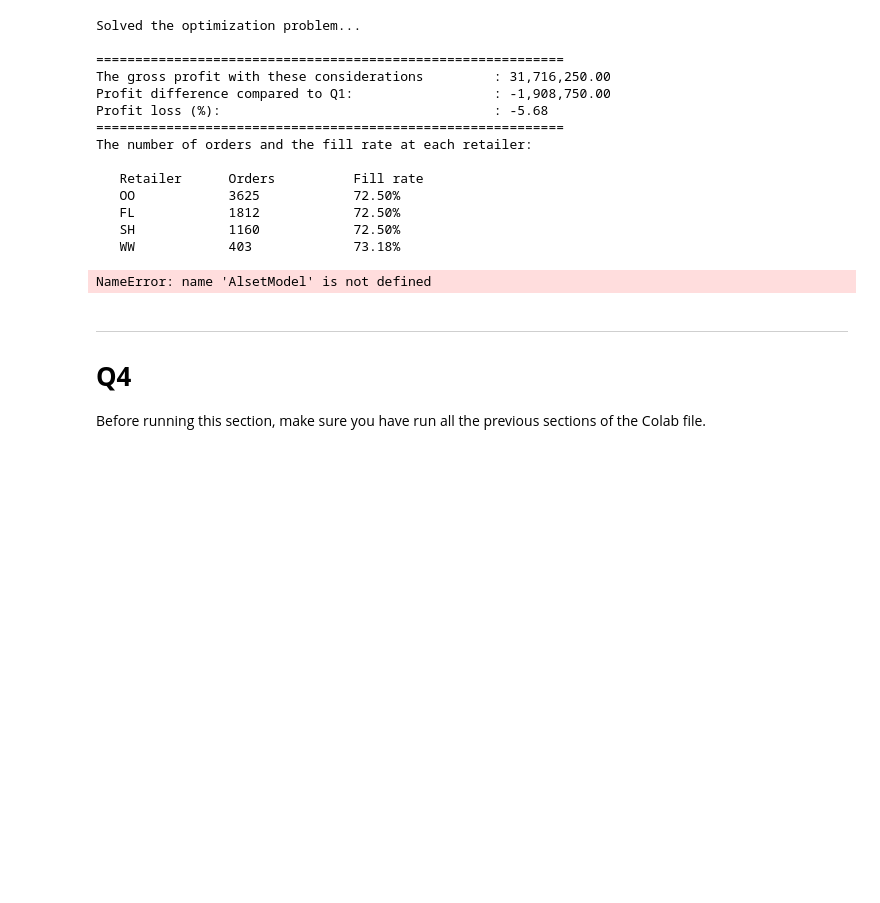
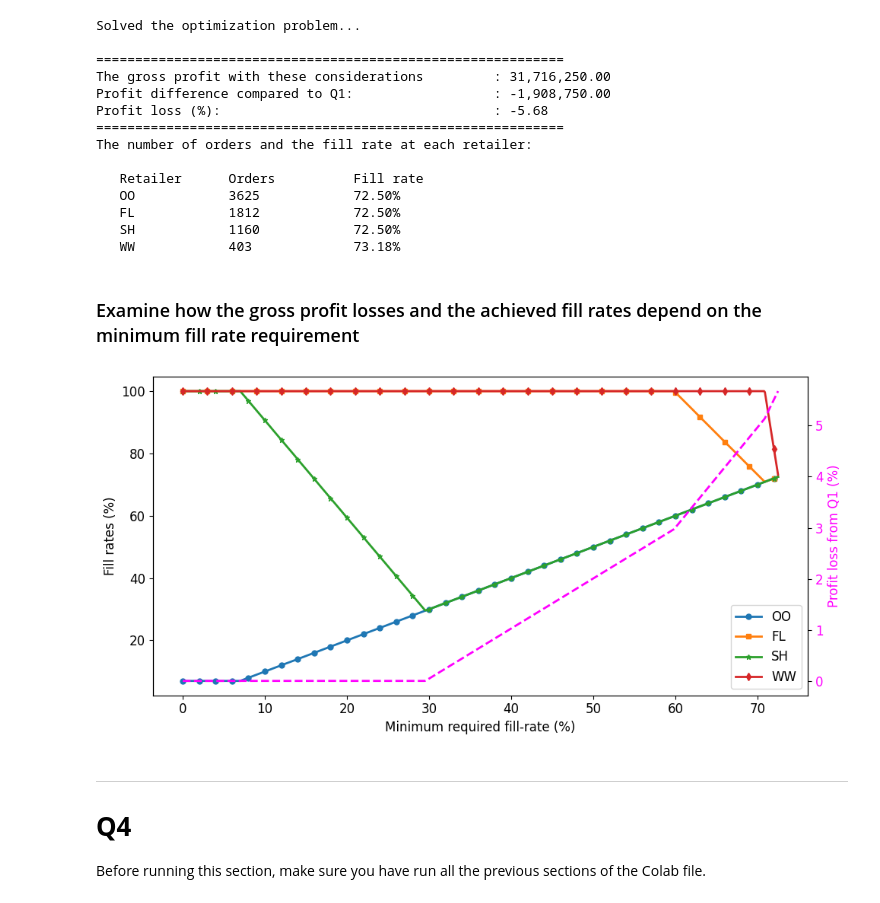
Before and after one commit to dan-a-iancu/OIT248, a Jupyter notebook: Prosche_Motors/Prosche_Motors_solution.ipynb, the cells around one changed output. Cells and saved outputs as stored; diff of their text form; code cells hidden in the pictures; blank space fills up the shorter version.

```diff
--- a/Prosche_Motors/Prosche_Motors_solution.ipynb
+++ b/Prosche_Motors/Prosche_Motors_solution.ipynb
@@ -727,5 +739,5 @@ where $f$ is the minimum required fill-rate (a value between 0 and 1).
 # %%
-#@title Solve a single problem instance with a minimum fill rate requirement
+# Solve a single problem instance with a minimum fill rate requirement
 #@markdown Select the desired minimum fill rate (as a percentage)
 min_fill_rate = 72.5 #@param {type:"number"}
 min_fill_rate = min_fill_rate/100
@@ -738,7 +750,8 @@ model, factoriesToCenters, centersToRetailers, gross_profit, constr = \
 fill_rate_constraint = {}  # store the fill rate constraints in a dictionary, to make it easy to recall them
 for r in retailers :
     fill_rate_constraint[r] = \
-    model.addConstr( quicksum(centersToRetailers[c,r] for c in centers) / retailersDF["Pre-orders"][r] >= min_fill_rate)
+    model.addConstr( quicksum(centersToRetailers[c,r] for c in centers) \
+                    / retailersDF.loc[r,"Pre-orders"] >= min_fill_rate)
 
 # Solve the new model
 #@markdown Select whether to run the [Gurobi](https://www.gurobi.com/) optimization algorithms silently (no output details)
@@ -775,9 +788,12 @@ The number of orders and the fill rate at each retailer:
    FL            1812            72.50%
    SH            1160            72.50%
    WW            403             73.18%
+# %% [markdown]
+### Examine how the gross profit losses and the achieved fill rates depend on the minimum fill rate requirement
 # %%
-#@title Examine how the gross profit losses and the achieved fill rates depend on the minimum fill rate requirement
-fill_rate_vals = list(np.arange(0,72.6,0.1))      # set up values for the fill rate (in percentage terms)
+#@markdown Have a look at how the calculations are done
+# set up values for the fill rate (in percentage terms)
+fill_rate_vals = list(np.arange(0,72.6,0.1))
 
 # the objective values and the loss compared to Q1
 objValues = [0]*len(fill_rate_vals)
@@ -793,13 +809,16 @@ for i in range(len(fill_rate_vals)):
     for r in retailers :
         fill_rate_constraint[r].setAttr('rhs', fill_rate_vals[i]/100)
 
-    AlsetModel.optimize()
-    objValues[i] = AlsetModel.objVal
+    model.optimize()
+    objValues[i] = model.objVal
     loss_Q1[i] = (1.0 - objValues[i]/gross_profit_Q1)*100
     for r in retailers:
-        individual_fillrates[r][i] = (sum(centersToRetailers[c,r].X for c in centers) / retailersDF["Pre-orders"][r])*100
+        individual_fillrates[r][i] = \
+         (sum(centersToRetailers[c,r].X for c in centers) \
+          / retailersDF["Pre-orders"][r])*100
 
-#@markdown Do a single plot for everything
+#@markdown We do not expect you to be able to replicate the code below!
+# Do a single plot for everything
 #fontsize = 30
 #fig, ax1 = plt.subplots(figsize=(15,8))
 #markersize = 10
@@ -811,34 +830,34 @@ linewidth = 2
 
 color1 = 'black'
 
 # plot only a few markers for each plot (that way one can disambiguate)
 markevery = [20, 30, 20, 30]
 markers = ['o', 's', '*', 'd']
 
 for i in range(len(retailers)):
     plt.plot(fill_rate_vals, individual_fillrates[retailers[i]], linestyle='solid', \
              linewidth=linewidth,\
              marker=markers[i], markersize=markersize, markevery=markevery[i])
 
 plt.xlabel("Minimum required fill-rate (%)", fontsize=fontsize)
 plt.ylabel("Fill rates (%)", color=color1, fontsize=fontsize)
 ax1.tick_params(axis='y', labelcolor=color1)
 plt.yticks(fontsize=fontsize)
 plt.xticks(fontsize=fontsize)
 plt.legend(retailers, fontsize=fontsize)
 
 ax2 = ax1.twinx()  # instantiate a second axes that shares the same x-axis
 color2 = 'magenta'
 ax2.set_ylabel('Profit loss from Q1 (%)', color=color2, fontsize=fontsize)  # we already handled the x-label with ax1
 ax2.plot(fill_rate_vals, loss_Q1, color='magenta', linestyle='--', linewidth=linewidth)
 ax2.tick_params(axis='y', labelcolor=color2)
 plt.yticks(fontsize=fontsize)
 plt.xticks(fontsize=fontsize)
 
 plt.tight_layout()
 plt.show()
 # %% [output]
-NameError: name 'AlsetModel' is not defined
+[figure, added]
 # %% [markdown]
 ______
 # **Q4**
```
Also changed, not shown: parts of 20 cells of this notebook.
